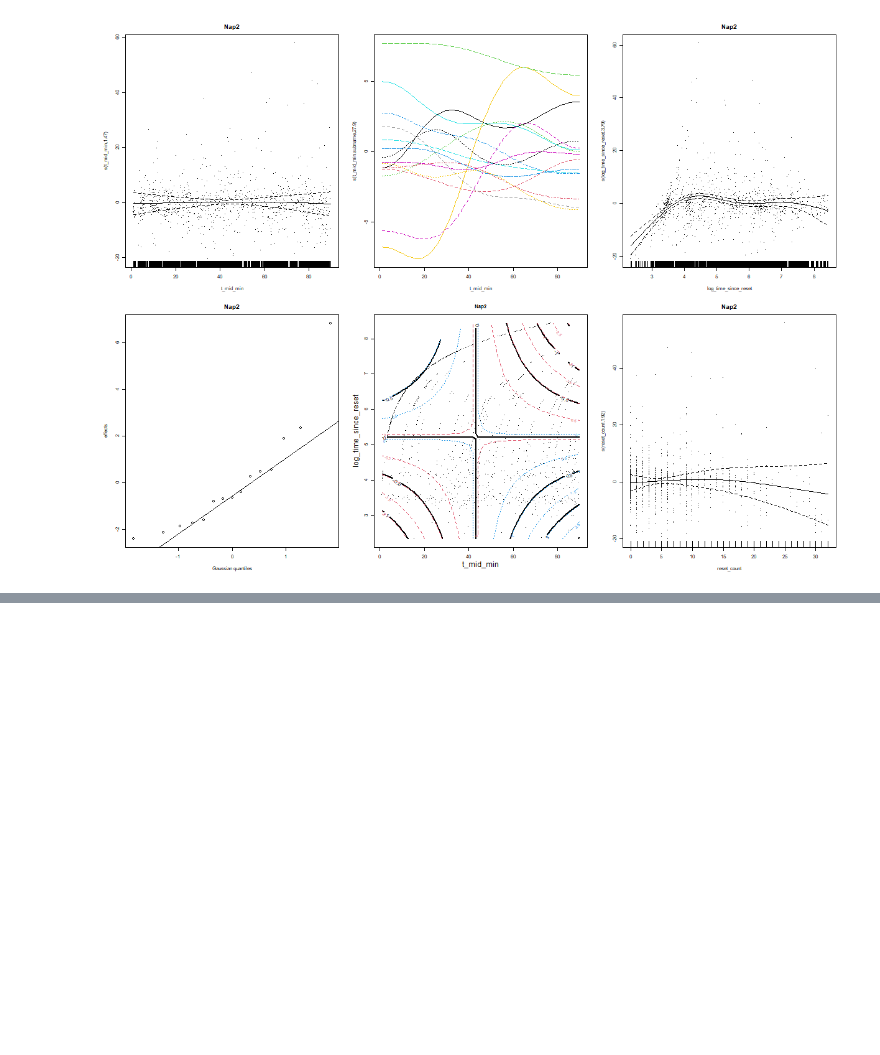
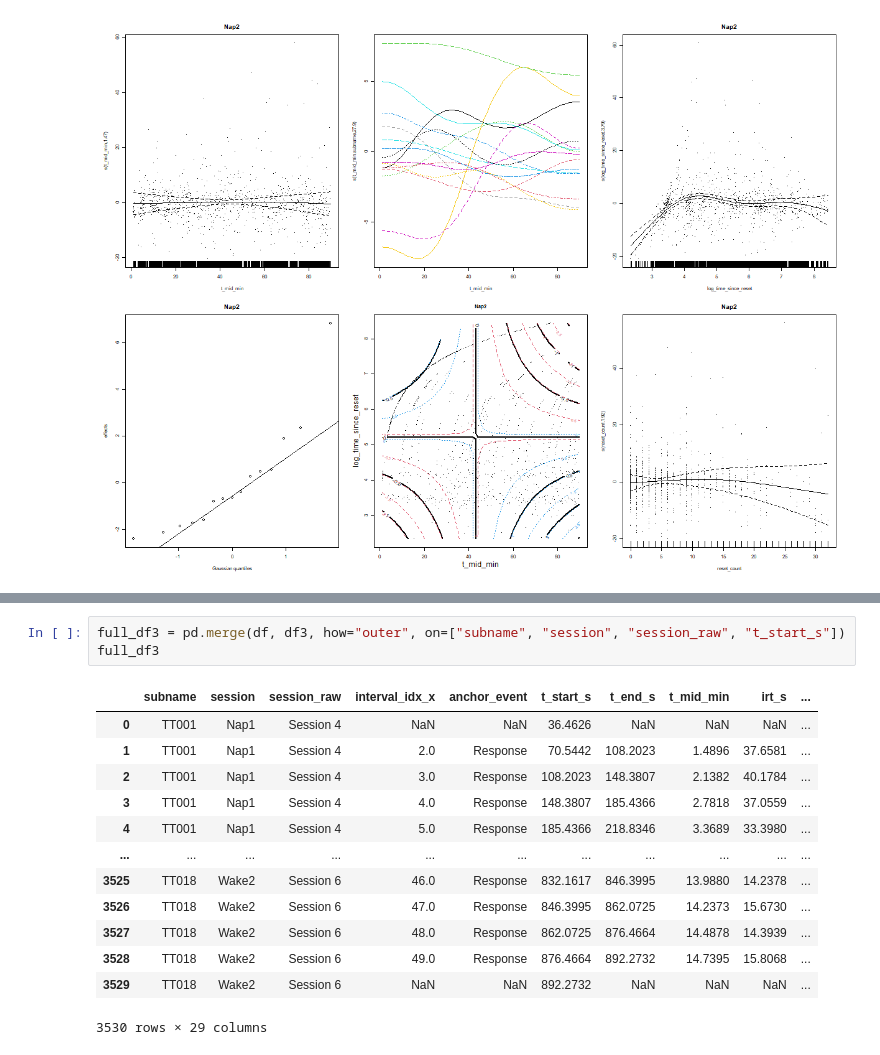
Before and after one commit to EvaFrossard/Penguin_Detection, a Jupyter notebook: GAMM/GAMM.ipynb, the cells around one changed output, grey strips where cells are left out. Cells and saved outputs as stored; diff of their text form; blank space fills up the shorter version.

```diff
--- a/GAMM/GAMM.ipynb
+++ b/GAMM/GAMM.ipynb
@@ -805,0 +866,17 @@ par(mfrow = c(1, 1))
+# %%
+full_df3 = pd.merge(df, df3, how="outer", on=["subname", "session", "session_raw", "t_start_s"])
+full_df3
+# %% [output]
+|  | subname | session | session_raw | interval_idx_x | anchor_event | t_start_s | t_end_s | t_mid_min | irt_s | ... |
+| 0 | TT001 | Nap1 | Session 4 | NaN | NaN | 36.4626 | NaN | NaN | NaN | ... |
+| 1 | TT001 | Nap1 | Session 4 | 2.0 | Response | 70.5442 | 108.2023 | 1.4896 | 37.6581 | ... |
+| 2 | TT001 | Nap1 | Session 4 | 3.0 | Response | 108.2023 | 148.3807 | 2.1382 | 40.1784 | ... |
+| 3 | TT001 | Nap1 | Session 4 | 4.0 | Response | 148.3807 | 185.4366 | 2.7818 | 37.0559 | ... |
+| 4 | TT001 | Nap1 | Session 4 | 5.0 | Response | 185.4366 | 218.8346 | 3.3689 | 33.3980 | ... |
+| ... | ... | ... | ... | ... | ... | ... | ... | ... | ... | ... |
+| 3525 | TT018 | Wake2 | Session 6 | 46.0 | Response | 832.1617 | 846.3995 | 13.9880 | 14.2378 | ... |
+| 3526 | TT018 | Wake2 | Session 6 | 47.0 | Response | 846.3995 | 862.0725 | 14.2373 | 15.6730 | ... |
+| 3527 | TT018 | Wake2 | Session 6 | 48.0 | Response | 862.0725 | 876.4664 | 14.4878 | 14.3939 | ... |
+| 3528 | TT018 | Wake2 | Session 6 | 49.0 | Response | 876.4664 | 892.2732 | 14.7395 | 15.8068 | ... |
+| 3529 | TT018 | Wake2 | Session 6 | NaN | NaN | 892.2732 | NaN | NaN | NaN | ... |
+3530 rows × 29 columns
```
Also changed, not shown: parts of 7 cells of this notebook.
